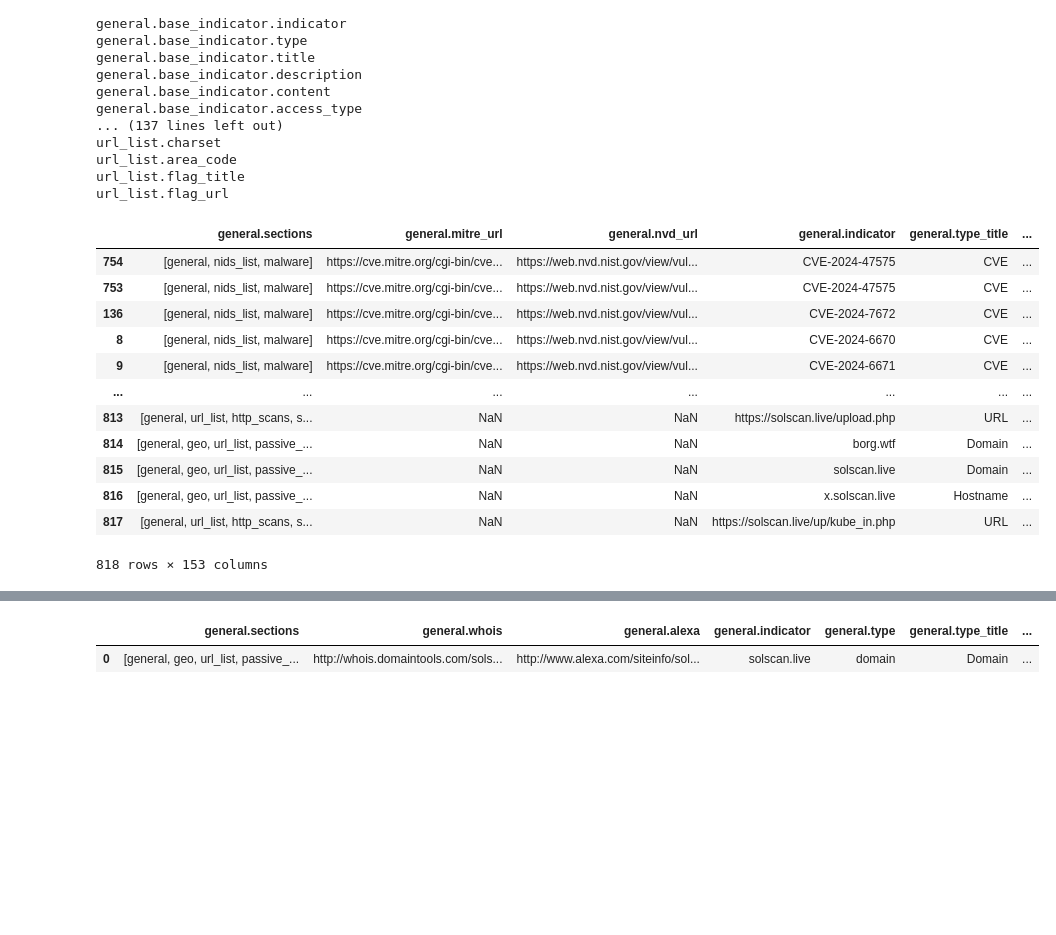
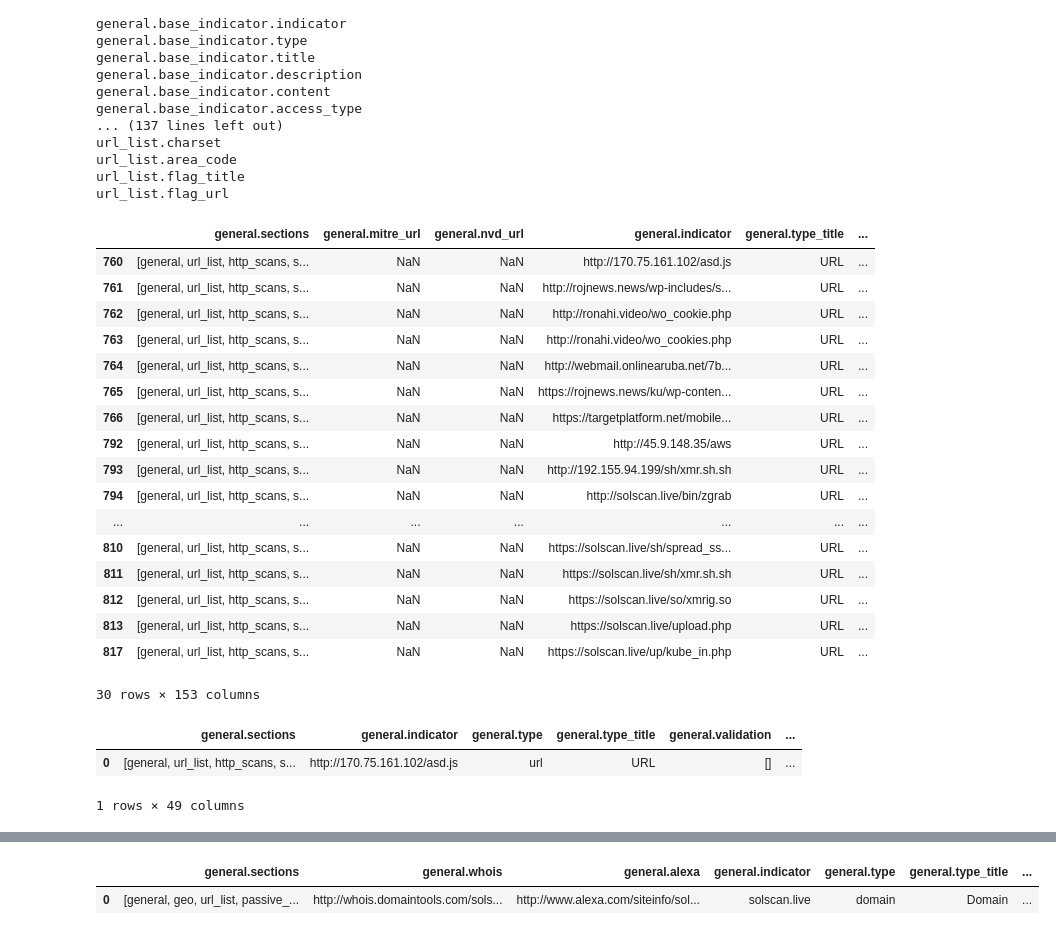
Before and after one commit to umairimran/ThreatIntelligenceProject, a Jupyter notebook: api_fetching.ipynb, the cells around one changed output, grey strips where cells are left out. Drawn from its saved outputs; the diff is of its cells as text; code cells hidden in the pictures; blank space fills up the shorter version.

```diff
--- a/api_fetching.ipynb
+++ b/api_fetching.ipynb
@@ -75,18 +75,23 @@ url_list.flag_title
 url_list.flag_url
 # %%
 df_sorted = df.sort_values(by='general.date_created',ascending=False)
-df_sorted
+df_sorted[df_sorted['general.base_indicator.type']=='URL']
 # %% [output]
 |  | general.sections | general.mitre_url | general.nvd_url | general.indicator | general.type_title | ... |
-| 754 | [general, nids_list, malware] | https://cve.mitre.org/cgi-bin/cve... | https://web.nvd.nist.gov/view/vul... | CVE-2024-47575 | CVE | ... |
-| 753 | [general, nids_list, malware] | https://cve.mitre.org/cgi-bin/cve... | https://web.nvd.nist.gov/view/vul... | CVE-2024-47575 | CVE | ... |
-| 136 | [general, nids_list, malware] | https://cve.mitre.org/cgi-bin/cve... | https://web.nvd.nist.gov/view/vul... | CVE-2024-7672 | CVE | ... |
-| 8 | [general, nids_list, malware] | https://cve.mitre.org/cgi-bin/cve... | https://web.nvd.nist.gov/view/vul... | CVE-2024-6670 | CVE | ... |
-| 9 | [general, nids_list, malware] | https://cve.mitre.org/cgi-bin/cve... | https://web.nvd.nist.gov/view/vul... | CVE-2024-6671 | CVE | ... |
+| 760 | [general, url_list, http_scans, s... | NaN | NaN | http://170.75.161.102/asd.js | URL | ... |
+| 761 | [general, url_list, http_scans, s... | NaN | NaN | http://rojnews.news/wp-includes/s... | URL | ... |
+| 762 | [general, url_list, http_scans, s... | NaN | NaN | http://ronahi.video/wo_cookie.php | URL | ... |
+| 763 | [general, url_list, http_scans, s... | NaN | NaN | http://ronahi.video/wo_cookies.php | URL | ... |
+| 764 | [general, url_list, http_scans, s... | NaN | NaN | http://webmail.onlinearuba.net/7b... | URL | ... |
+| 765 | [general, url_list, http_scans, s... | NaN | NaN | https://rojnews.news/ku/wp-conten... | URL | ... |
+| 766 | [general, url_list, http_scans, s... | NaN | NaN | https://targetplatform.net/mobile... | URL | ... |
+| 792 | [general, url_list, http_scans, s... | NaN | NaN | http://45.9.148.35/aws | URL | ... |
+| 793 | [general, url_list, http_scans, s... | NaN | NaN | http://192.155.94.199/sh/xmr.sh.sh | URL | ... |
+| 794 | [general, url_list, http_scans, s... | NaN | NaN | http://solscan.live/bin/zgrab | URL | ... |
 | ... | ... | ... | ... | ... | ... | ... |
+| 810 | [general, url_list, http_scans, s... | NaN | NaN | https://solscan.live/sh/spread_ss... | URL | ... |
+| 811 | [general, url_list, http_scans, s... | NaN | NaN | https://solscan.live/sh/xmr.sh.sh | URL | ... |
+| 812 | [general, url_list, http_scans, s... | NaN | NaN | https://solscan.live/so/xmrig.so | URL | ... |
 | 813 | [general, url_list, http_scans, s... | NaN | NaN | https://solscan.live/upload.php | URL | ... |
-| 814 | [general, geo, url_list, passive_... | NaN | NaN | borg.wtf | Domain | ... |
-| 815 | [general, geo, url_list, passive_... | NaN | NaN | solscan.live | Domain | ... |
-| 816 | [general, geo, url_list, passive_... | NaN | NaN | x.solscan.live | Hostname | ... |
 | 817 | [general, url_list, http_scans, s... | NaN | NaN | https://solscan.live/up/kube_in.php | URL | ... |
-818 rows × 153 columns
+30 rows × 153 columns
@@ -94,0 +100,43 @@ details=otx_object.get_indicator_details_full(DOMAIN,'solscan.live')
+# %%
+ general_sections = safe_get('general.sections')
+        general_indicator = safe_get('general.indicator')
+        general_type_title = safe_get('general.type_title')
+        general_base_indicator_id = int(safe_get('general.base_indicator.id')) if safe_get('general.base_indicator.id') else 0
+        general_pulse_info_count = safe_get('general.pulse_info.count')
+        general_pulse_info_pulses = safe_get('general.pulse_info.pulses')
+        general_pulse_info_references = safe_get('general.pulse_info.references')
+        general_pulse_info_related_alienvault_malware_families = safe_get('general.pulse_info.related.alienvault.malware_families')
+        general_pulse_info_related_alienvault_industries = safe_get('general.pulse_info.related.alienvault.industries')
+        general_pulse_info_related_other_adversary = safe_get('general.pulse_info.related.other.adversary')
+        general_pulse_info_related_other_malware_families = safe_get('general.pulse_info.related.other.malware_families')
+        general_pulse_info_related_other_industries = safe_get('general.pulse_info.related.other.industries')
+        general_false_positive = safe_get('general.false_positive')
+        general_whois = safe_get('general.whois')
+
+        # Convert the first entry of the nested list to a dictionary
+        url_list = json_normalize(df['url_list.url_list'][0][0])
+        url_list = url_list.to_dict(orient='records')[0]
+
+        # Extract specific URL list information
+        url_list_net_loc = safe_get('url_list.net_loc')
+        url_list_city_data = safe_get('url_list.city_data')
+        url_list_city = safe_get('url_list.city')
+        url_list_region = safe_get('url_list.region')
+        url_list_continent_code = safe_get('url_list.continent_code')
+        url_list_country_code3 = safe_get('url_list.country_code3')
+        url_list_country_code2 = safe_get('url_list.country_code2')
+        url_list_subdivision = safe_get('url_list.subdivision')
+        url_list_latitude = safe_get('url_list.latitude')
+        url_list_postal_code = safe_get('url_list.postal_code')
+        url_list_longitude = safe_get('url_list.longitude')
+        url_list_accuracy_radius = safe_get('url_list.accuracy_radius')
+        url_list_country_code = safe_get('url_list.country_code')
+        url_list_country_name = safe_get('url_list.country_name')
+        url_list_dma_code = safe_get('url_list.dma_code')
+        url_list_charset = safe_get('url_list.charset')
+        url_list_area_code = safe_get('url_list.area_code')
+        url_list_flag_title = safe_get('url_list.flag_title')
+# %% [output]
+|  | general.sections | general.indicator | general.type | general.type_title | general.validation | ... |
+| 0 | [general, url_list, http_scans, s... | http://170.75.161.102/asd.js | url | URL | [] | ... |
+1 rows × 49 columns
```
Also changed, not shown: parts of 6 cells of this notebook, 9 other files.
